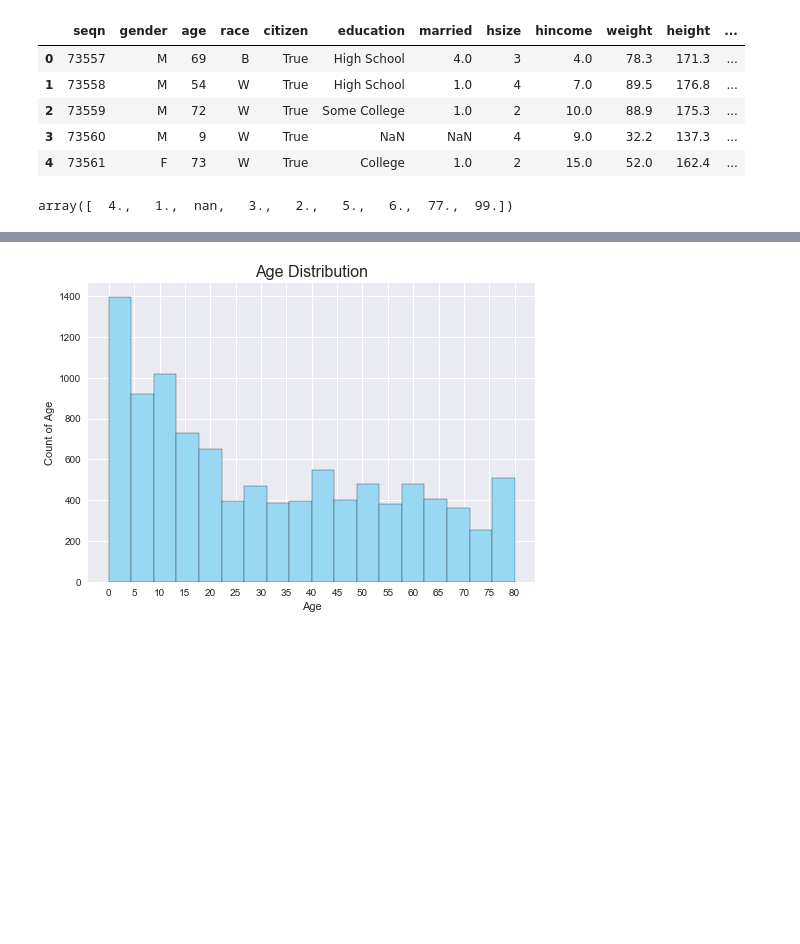
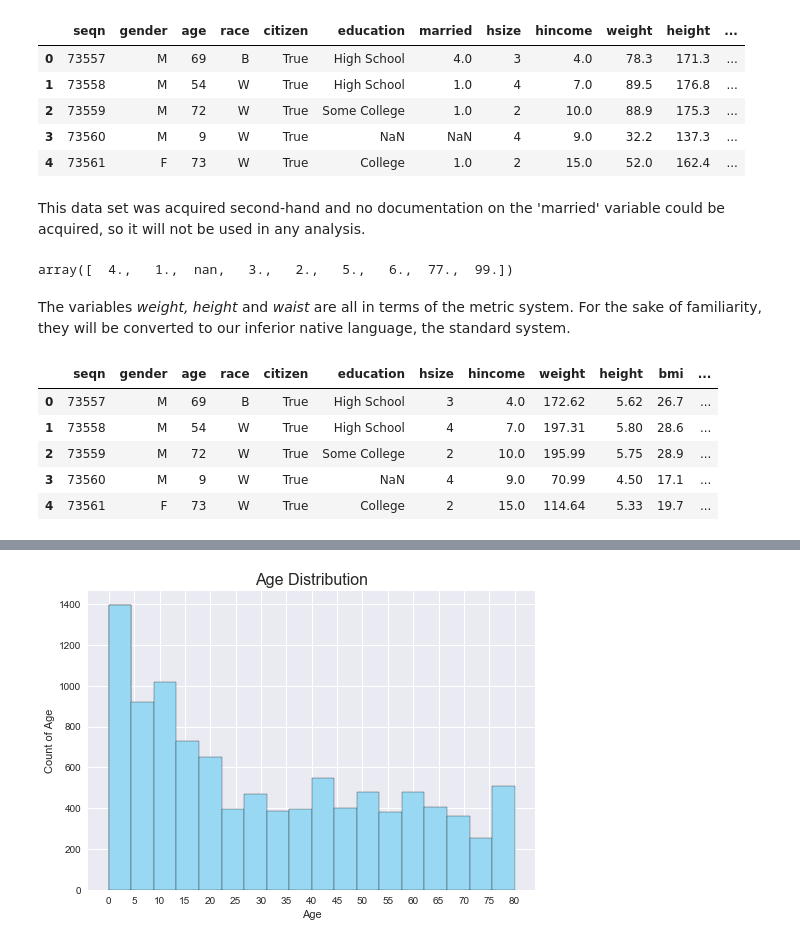
Before and after one commit to asfabiano/byu_econ_applied_machine_learning, a Jupyter notebook: homeworks/Homework_1.ipynb, the cells around one changed output, grey strips where cells are left out. Cells and saved outputs as stored; diff of their text form; code cells hidden in the pictures; blank space fills up the shorter version.

Commit message:
further cleaned CSV by converting metric to standard

```diff
--- a/homeworks/Homework_1.ipynb
+++ b/homeworks/Homework_1.ipynb
@@ -50,14 +52,29 @@ nhanes.head()
 | 2 | 73559 | M | 72 | W | True | Some College | 1.0 | 2 | 10.0 | 88.9 | 175.3 | ... |
 | 3 | 73560 | M | 9 | W | True | NaN | NaN | 4 | 9.0 | 32.2 | 137.3 | ... |
 | 4 | 73561 | F | 73 | W | True | College | 1.0 | 2 | 15.0 | 52.0 | 162.4 | ... |
-# %%
-nhanes.married.unique()
-## This data set was acquired second and no documentation on the 'married variable could be acquired,
-## so it will not be used in any analysis
-# %% [output]
-array([  4.,   1.,  nan,   3.,   2.,   5.,   6.,  77.,  99.])
+# %% [markdown]
+This data set was acquired second-hand and no documentation on the 'married' variable could be acquired,
+so it will not be used in any analysis.
+# %%
+nhanes.married.unique()
+# %% [output]
+array([  4.,   1.,  nan,   3.,   2.,   5.,   6.,  77.,  99.])
 # %%
 nhanes.drop(['married'], axis=1, inplace=True) ##axis=1 specifies a column
+# %% [markdown]
+The variables *weight, height* and *waist* are all in terms of the metric system. For the sake of familiarity, they will be converted to our inferior native language, the standard system.
+# %%
+nhanes.weight = (nhanes.weight*2.20462).round(2)
+nhanes.height = (nhanes.height/30.48).round(2)
+nhanes.waist = (nhanes.waist/2.54).round(2)
+nhanes.head()
+# %% [output]
+|  | seqn | gender | age | race | citizen | education | hsize | hincome | weight | height | bmi | ... |
+| 0 | 73557 | M | 69 | B | True | High School | 3 | 4.0 | 172.62 | 5.62 | 26.7 | ... |
+| 1 | 73558 | M | 54 | W | True | High School | 4 | 7.0 | 197.31 | 5.80 | 28.6 | ... |
+| 2 | 73559 | M | 72 | W | True | Some College | 2 | 10.0 | 195.99 | 5.75 | 28.9 | ... |
+| 3 | 73560 | M | 9 | W | True | NaN | 4 | 9.0 | 70.99 | 4.50 | 17.1 | ... |
+| 4 | 73561 | F | 73 | W | True | College | 2 | 15.0 | 114.64 | 5.33 | 19.7 | ... |
 # %%
 nhanes.describe()
 # %% [output]
```
Also changed, not shown: parts of 2 cells of this notebook.
